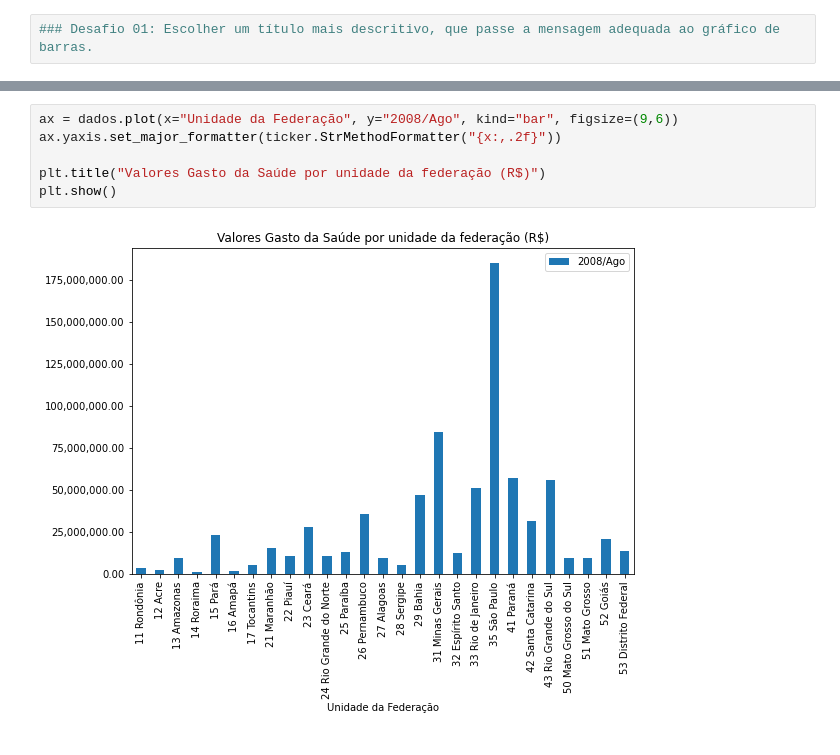
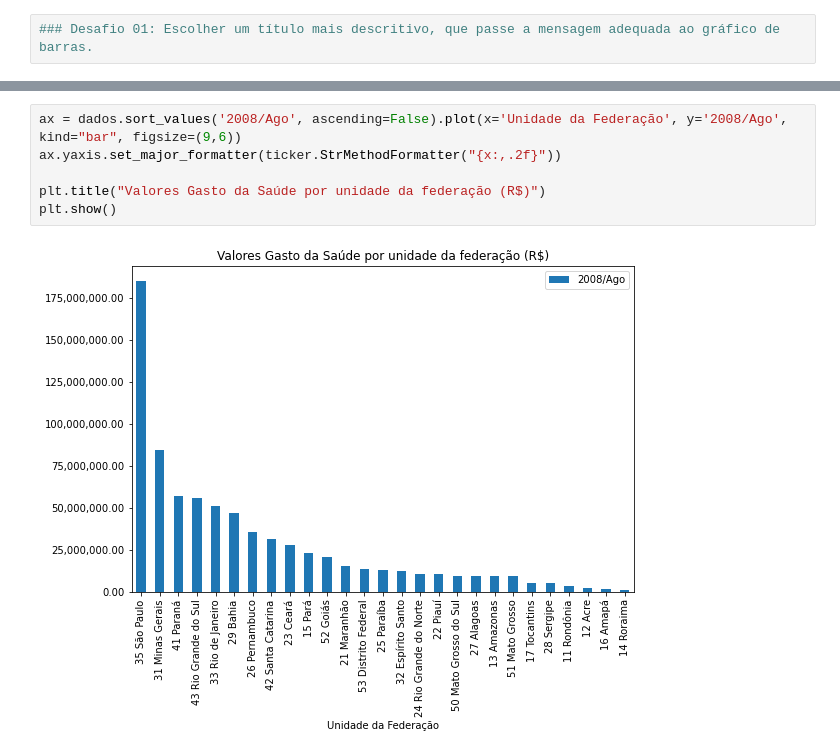
Before and after one commit to diogoslz/Bootcamp-Datascience_old, a Jupyter notebook: Bootcamp Datascience.ipynb, the cells around one changed output, grey strips where cells are left out. Cells and saved outputs as stored; diff of their text form.

```diff
--- a/Bootcamp Datascience.ipynb
+++ b/Bootcamp Datascience.ipynb
@@ -66,8 +87,8 @@ plt.show()
 # %%
-ax = dados.plot(x="Unidade da Federação", y="2008/Ago", kind="bar", figsize=(9,6))
+ax = dados.sort_values('2008/Ago', ascending=False).plot(x='Unidade da Federação', y='2008/Ago', kind="bar", figsize=(9,6))
 ax.yaxis.set_major_formatter(ticker.StrMethodFormatter("{x:,.2f}"))
 
 plt.title("Valores Gasto da Saúde por unidade da federação (R$)")
 plt.show()
 # %% [output]
-[figure, old version]
+[figure, new version]
```
Also changed, not shown: parts of 1 cell of this notebook.
